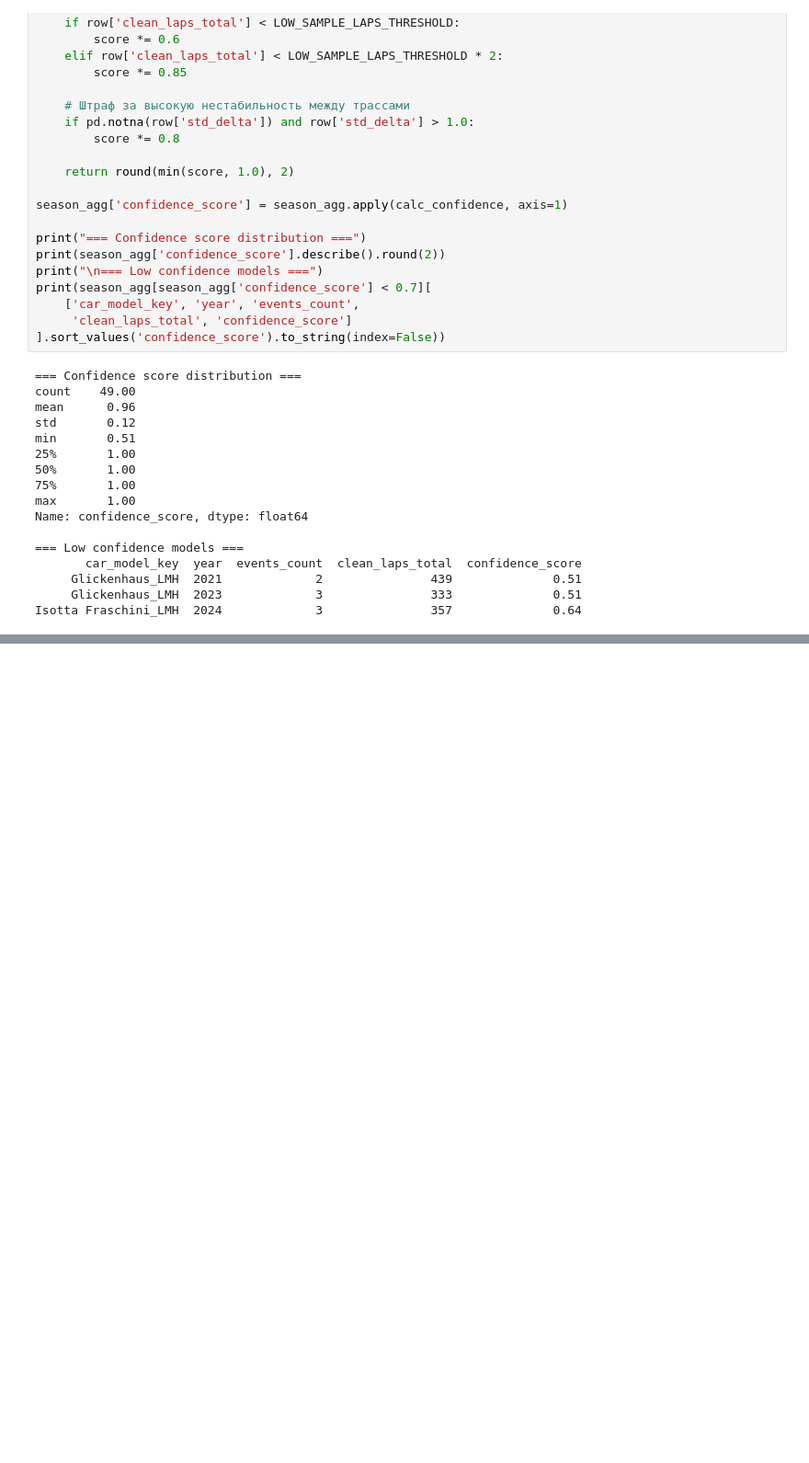
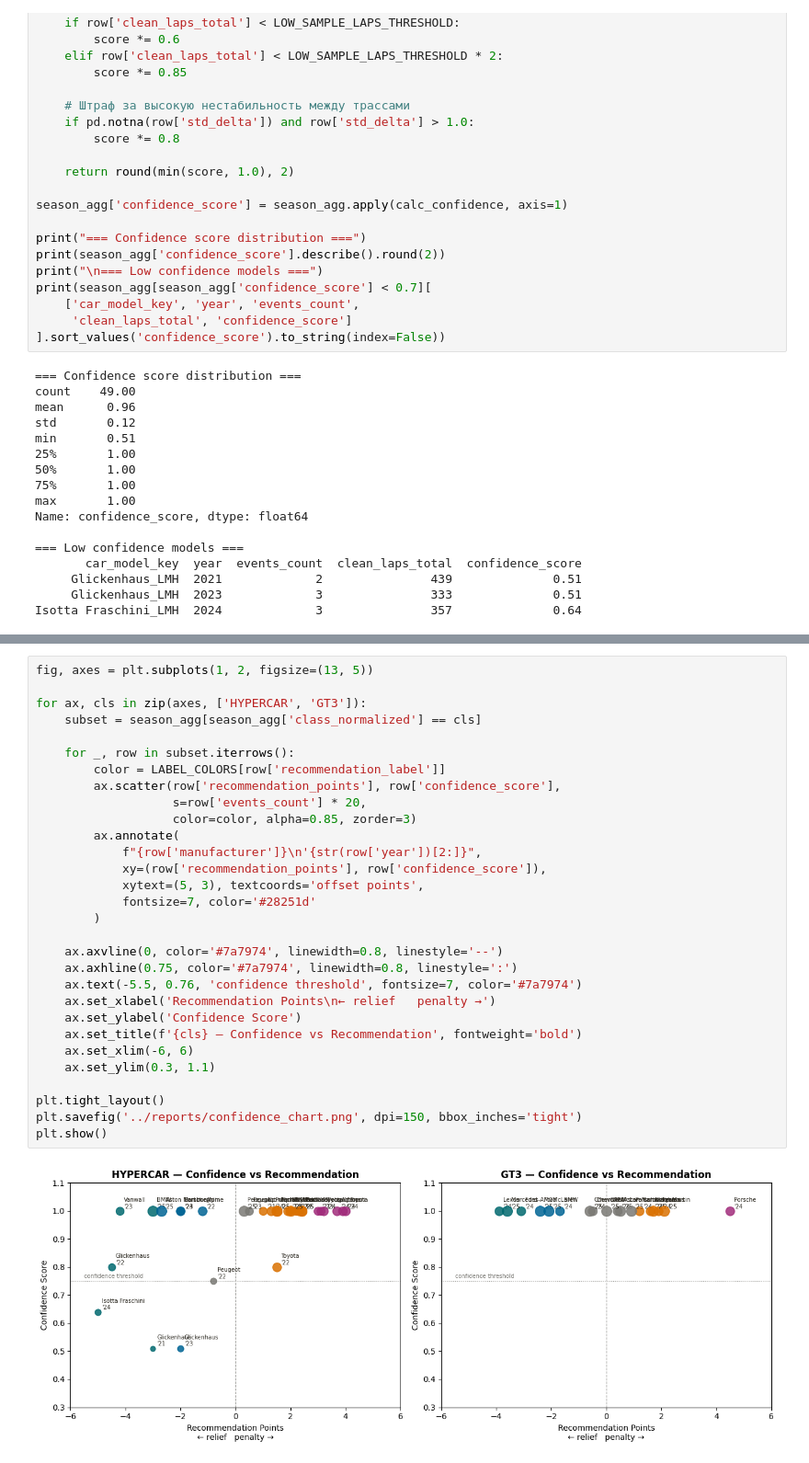
Before and after one commit to tachiroz/wec-bop-analyzer, a Jupyter notebook: notebooks/05_bop_recommender.ipynb, the cells around one changed output, grey strips where cells are left out. Shown at 92% size. Drawn from its saved outputs; the diff is of its cells as text; blank space fills up the shorter version.

```diff
--- a/notebooks/05_bop_recommender.ipynb
+++ b/notebooks/05_bop_recommender.ipynb
@@ -279,0 +437,32 @@ Alpine_LMH (2022):
+# %%
+fig, axes = plt.subplots(1, 2, figsize=(13, 5))
+
+for ax, cls in zip(axes, ['HYPERCAR', 'GT3']):
+    subset = season_agg[season_agg['class_normalized'] == cls]
+
+    for _, row in subset.iterrows():
+        color = LABEL_COLORS[row['recommendation_label']]
+        ax.scatter(row['recommendation_points'], row['confidence_score'],
+                   s=row['events_count'] * 20,
+                   color=color, alpha=0.85, zorder=3)
+        ax.annotate(
+            f"{row['manufacturer']}\n'{str(row['year'])[2:]}",
+            xy=(row['recommendation_points'], row['confidence_score']),
+            xytext=(5, 3), textcoords='offset points',
+            fontsize=7, color='#28251d'
+        )
+
+    ax.axvline(0, color='#7a7974', linewidth=0.8, linestyle='--')
+    ax.axhline(0.75, color='#7a7974', linewidth=0.8, linestyle=':')
+    ax.text(-5.5, 0.76, 'confidence threshold', fontsize=7, color='#7a7974')
+    ax.set_xlabel('Recommendation Points\n← relief   penalty →')
+    ax.set_ylabel('Confidence Score')
+    ax.set_title(f'{cls} — Confidence vs Recommendation', fontweight='bold')
+    ax.set_xlim(-6, 6)
+    ax.set_ylim(0.3, 1.1)
+
+plt.tight_layout()
+plt.savefig('../reports/confidence_chart.png', dpi=150, bbox_inches='tight')
+plt.show()
+# %% [output]
+[figure, added]
```
Also changed, not shown: parts of 6 cells of this notebook, 1 other file.
